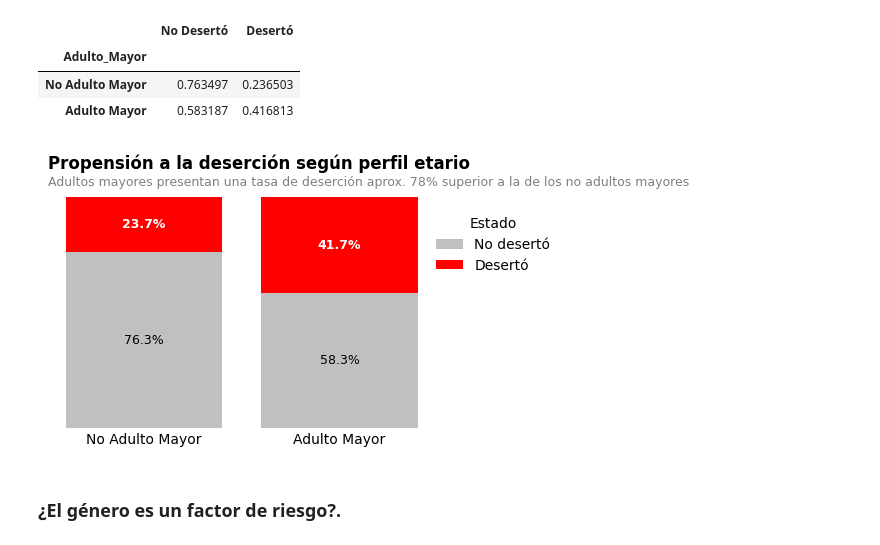
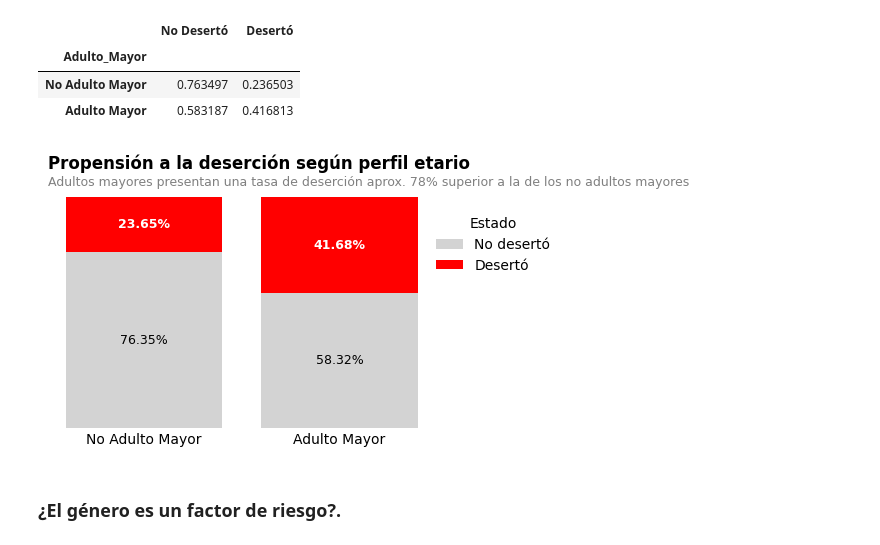
Before and after one commit to EddersonPR/challenge-telecom-x, a Jupyter notebook: TelecomX_LATAM.ipynb, the cells around one changed output. Saved outputs shown, nothing was run; the diff lists cells and outputs as text; code cells hidden in the pictures.

```diff
--- a/TelecomX_LATAM.ipynb
+++ b/TelecomX_LATAM.ipynb
@@ -331,8 +331,14 @@ cols_binarias = [
     'Servicio_Telefono', 'Facturacion_Sin_Papel'
 ]
 
-df[cols_binarias] = df[cols_binarias].replace(map_binario)
-df.head()
+df[cols_binarias] = (
+    df[cols_binarias]
+        .replace(map_binario)
+        .infer_objects(copy=False)
+        .astype('Int64')
+)
+
+df.head(2)
 # %% [output]
 |  | ID_Cliente | Desercion | Genero | Adulto_Mayor | Pareja | Dependientes | Antiguedad_Meses | ... |
 | 0 | 0002-ORFBO | 0 | Femenino | 0 | 1 | 1 | 9 | ... |
@@ -485,9 +488,10 @@ colores = ['#e6daa6', '#0A4FA3']
 # Gráfico
 fig, ax = plt.subplots(figsize=(5,3))
 ax.set_frame_on(False)
+ax.tick_params(axis='x', which='both', size=0) # Quitamos los ticks del eje x
 
 ax.bar(socio.index, socio.values, color=colores)
-ax.set_title('Proporción de clientes individuales vs. clientes con pareja', pad=20)
+ax.set_title('Proporción de clientes sin pareja vs. clientes con pareja', pad=25)
 ax.set_yticks([])
 
 # Etiquetas
@@ -610,6 +614,8 @@ df_churn = (
     .rename_axis('Desercion')
     .reset_index(name='Total')
 )
+
+df_churn['Desercion'] = df_churn['Desercion'].astype('object')
 
 df_churn['Porcentaje'] = df_churn['Total'] / df_churn['Total'].sum() * 100
 df_churn['Desercion'] = df_churn['Desercion'].replace({0: 'No', 1: 'Si'})
@@ -900,7 +916,7 @@ deserto = tabla_propension['Desertó']
 ax.bar(
     tabla_propension.index,
     no_deserto,
-    color='silver',
+    color='lightgray',
     label='No desertó'
 )
 
@@ -941,36 +957,36 @@ for i, perfil in enumerate(tabla_propension.index):
     ax.text(
         i,
         # Posición Y: Mitad de la barra 'Desertó'
         no_deserto.iloc[i] + deserto.iloc[i] / 2,
         # Texto: Porcentaje de 'Desertó'
-        f'{deserto.iloc[i]*100:.1f}%',
+        f'{deserto.iloc[i]*100:.2f}%',
         ha='center',
         va='center',
         fontsize=9,
         color='white',
         weight='bold' # Ya estaba en negrita
     )
 
     # 2. Etiquetas de "No Desertó"
     ax.text(
         i,
         # Posición Y: Mitad de la barra 'No Desertó'
         no_deserto.iloc[i] / 2,
         # Texto: Porcentaje de 'No Desertó'
-        f'{no_deserto.iloc[i]*100:.1f}%',
+        f'{no_deserto.iloc[i]*100:.2f}%',
         ha='center',
         va='center',
         fontsize=9,
         color='black', # Color negro para contraste
     )
 
 
 ax.grid(axis='y', linestyle='--', alpha=0.3)
 ax.legend(title='Estado', frameon=False, bbox_to_anchor=(0.95, 1), loc='upper left', borderaxespad=1.)
 
 plt.show()
 # %% [output]
-[figure, old version]
+[figure, new version]
 # %% [markdown]
 ### ¿El género es un factor de riesgo?.
 # %%
```
Also changed, not shown: parts of 16 cells of this notebook.
